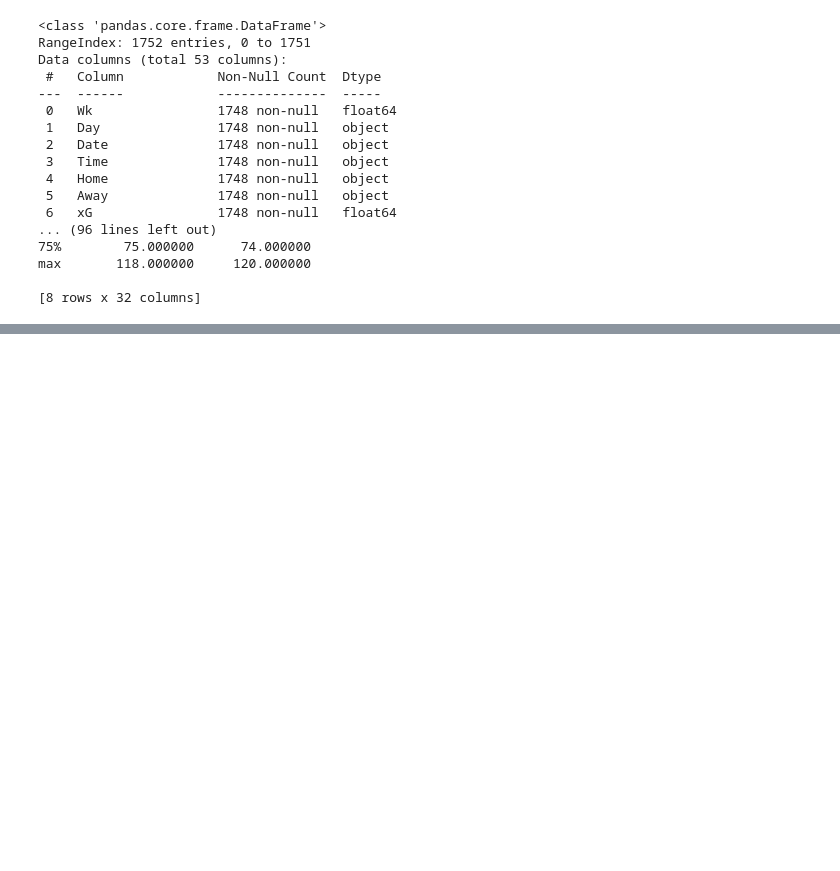
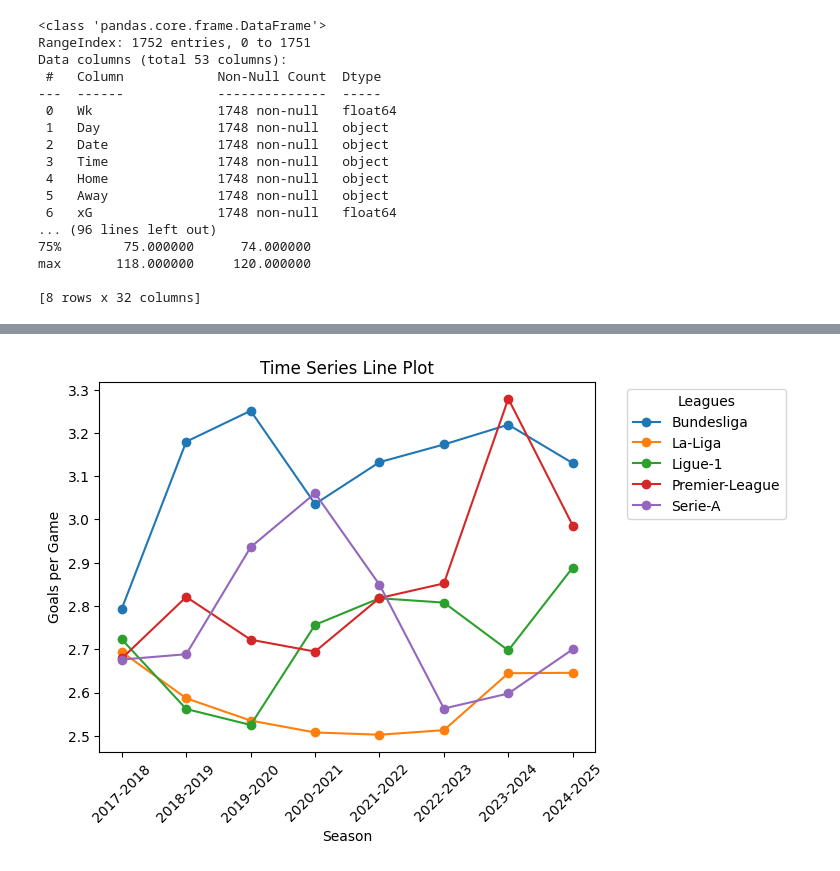
Before and after one commit to esenbora/sporg_proj_1, a Jupyter notebook: EDA.ipynb, the cells around one changed output, grey strips where cells are left out. Saved outputs shown, nothing was run; the diff lists cells and outputs as text; code cells hidden in the pictures; blank space fills up the shorter version.

```diff
--- a/EDA.ipynb
+++ b/EDA.ipynb
@@ -97,0 +159,12 @@ TypeError: unsupported operand type(s) for +: 'int' and 'str'
+# %%
+gpg_df.T.plot(marker="o")
+plt.title('Time Series Line Plot')
+plt.xlabel('Season')
+plt.xticks(rotation=45)
+plt.ylabel('Goals per Game')
+plt.legend(title='Leagues', bbox_to_anchor=(1.05, 1), loc='upper left')
+
+# Display the plot
+plt.show()
+# %% [output]
+[figure, added]
```
Also changed, not shown: parts of 8 cells of this notebook, 6 other files.
